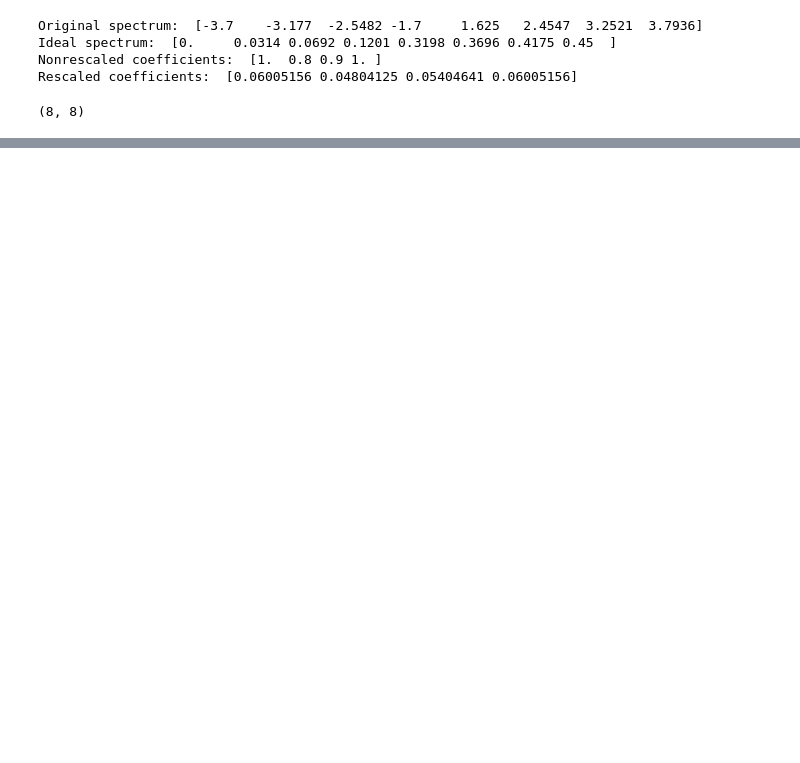
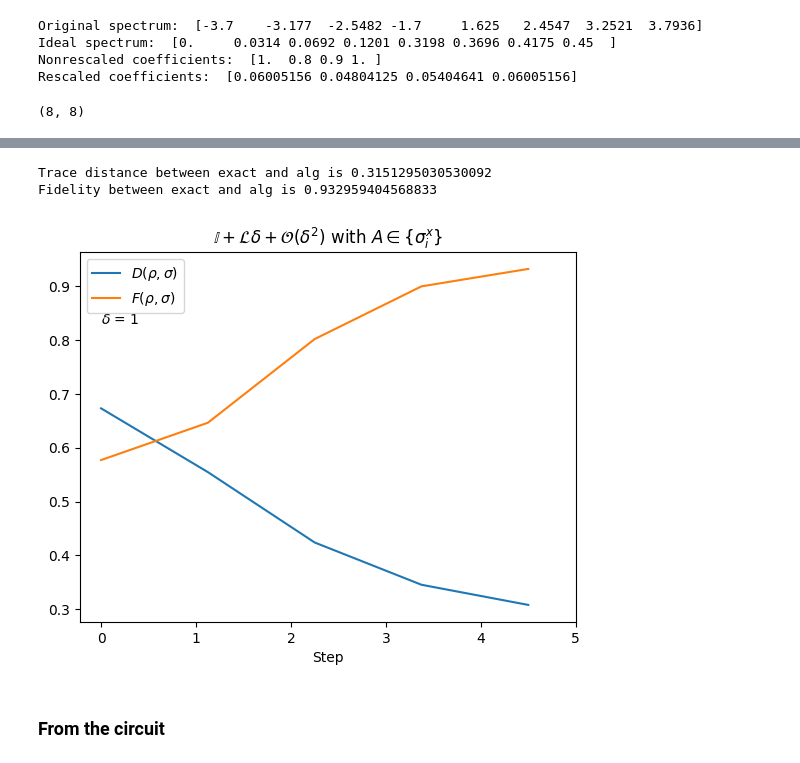
Before and after one commit to tembence/QuantumFurnace.jl, a Jupyter notebook: mix_n_gibbs.ipynb, the cells around one changed output, grey strips where cells are left out. Drawn from its saved outputs; the diff is of its cells as text; code cells hidden in the pictures; blank space fills up the shorter version.

```diff
--- a/mix_n_gibbs.ipynb
+++ b/mix_n_gibbs.ipynb
@@ -74,0 +173,31 @@ TypeError: Incompatible quantum object dimensions
+# %%
+# exact_state_at_t = lambda t: result_qt.states[np.argmin(np.abs(times - t))]
+#? Why can the fidelity be over 1 in larger delta cases? Is it because it somehow deviates after a while from a CPTP map
+#? And for that Fidelity becomes inappropriate, even if we normalize the states?
+
+exact_state = result_qt.states[-1] / np.trace(result_qt.states[-1])
+
+trdist_alg_exact = qt.tracedist(qt.Qobj(alg_evolved_dms[-1]), exact_state)
+fid_alg_exact = qt.fidelity(qt.Qobj(alg_evolved_dms[-1]), exact_state)
+print(f'Trace distance between exact and alg is {trdist_alg_exact}')
+print(f'Fidelity between exact and alg is {fid_alg_exact}')
+# %% [output]
+Trace distance between exact and alg is 0.3151295030530092
+Fidelity between exact and alg is 0.932959404568833
+# %%
+liouv_times = np.linspace(0.0, mix_time*3, len(alg_evolved_dms))
+fid_alg_with_gibbs = [qt.fidelity(qt.Qobj(dm), qt.Qobj(gibbs)) for dm in alg_evolved_dms]
+trdist_alg_with_gibbs = [qt.tracedist(qt.Qobj(dm), qt.Qobj(gibbs)) for dm in alg_evolved_dms]
+plt.figure()
+plt.title('$\mathbb{I} + \mathcal{L}\delta + \mathcal{O}(\delta^2)$ with $A\in\{\sigma_i^x\}$')
+plt.plot(liouv_times, trdist_alg_with_gibbs)
+plt.plot(liouv_times, fid_alg_with_gibbs)
+plt.xlabel('Step')
+plt.xticks(np.arange(0, mix_time*3 + 1, delta))
+plt.legend(("$D(\\rho, \sigma)$", "$F(\\rho, \sigma)$"))
+plt.annotate(f'$\delta$ = {delta}', xy=(0, 0.83))
+plt.show()
+# %% [output]
+[figure, added]
+# %% [markdown]
+### From the circuit
```
Also changed, not shown: parts of 9 cells of this notebook, 1 other file.
